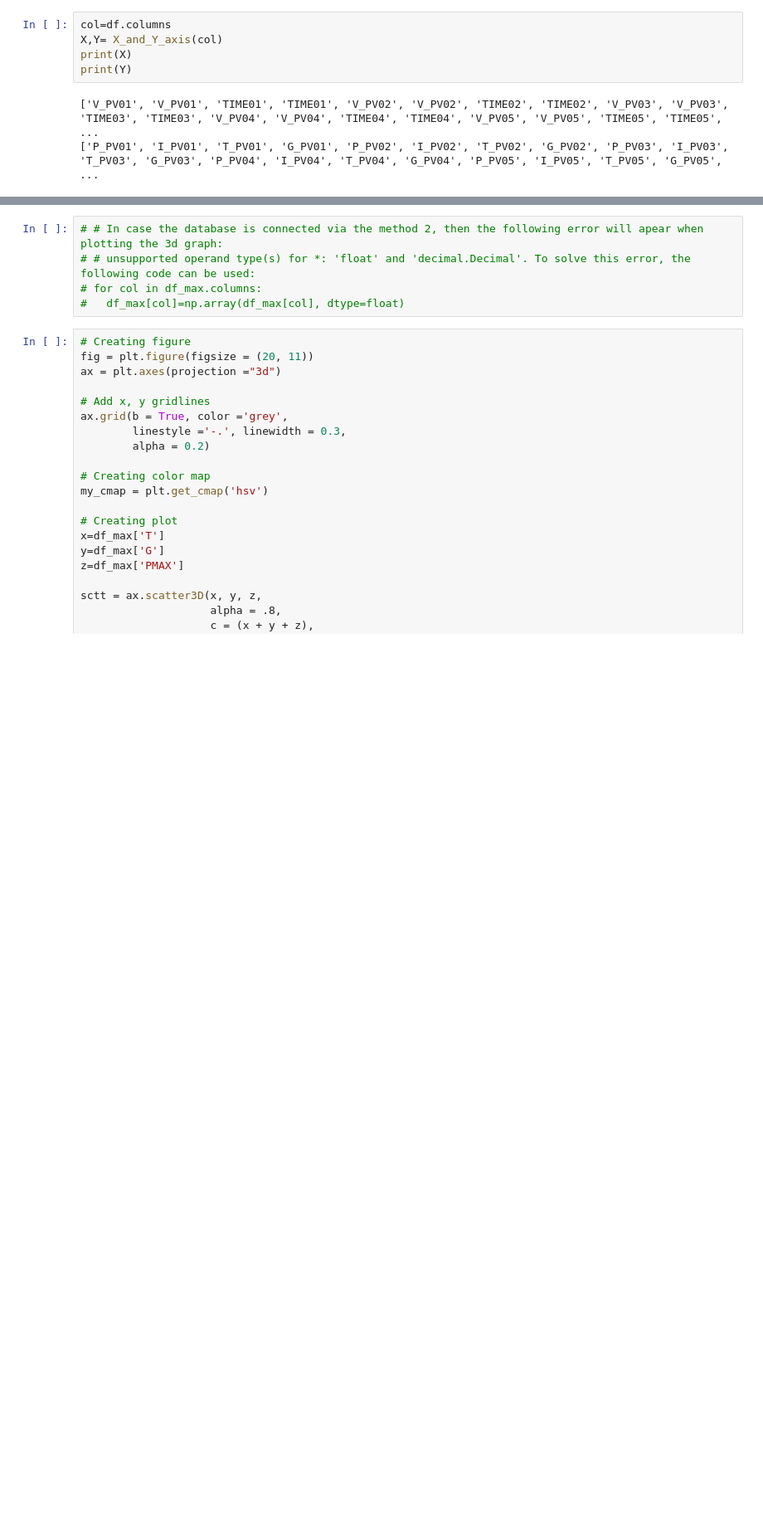
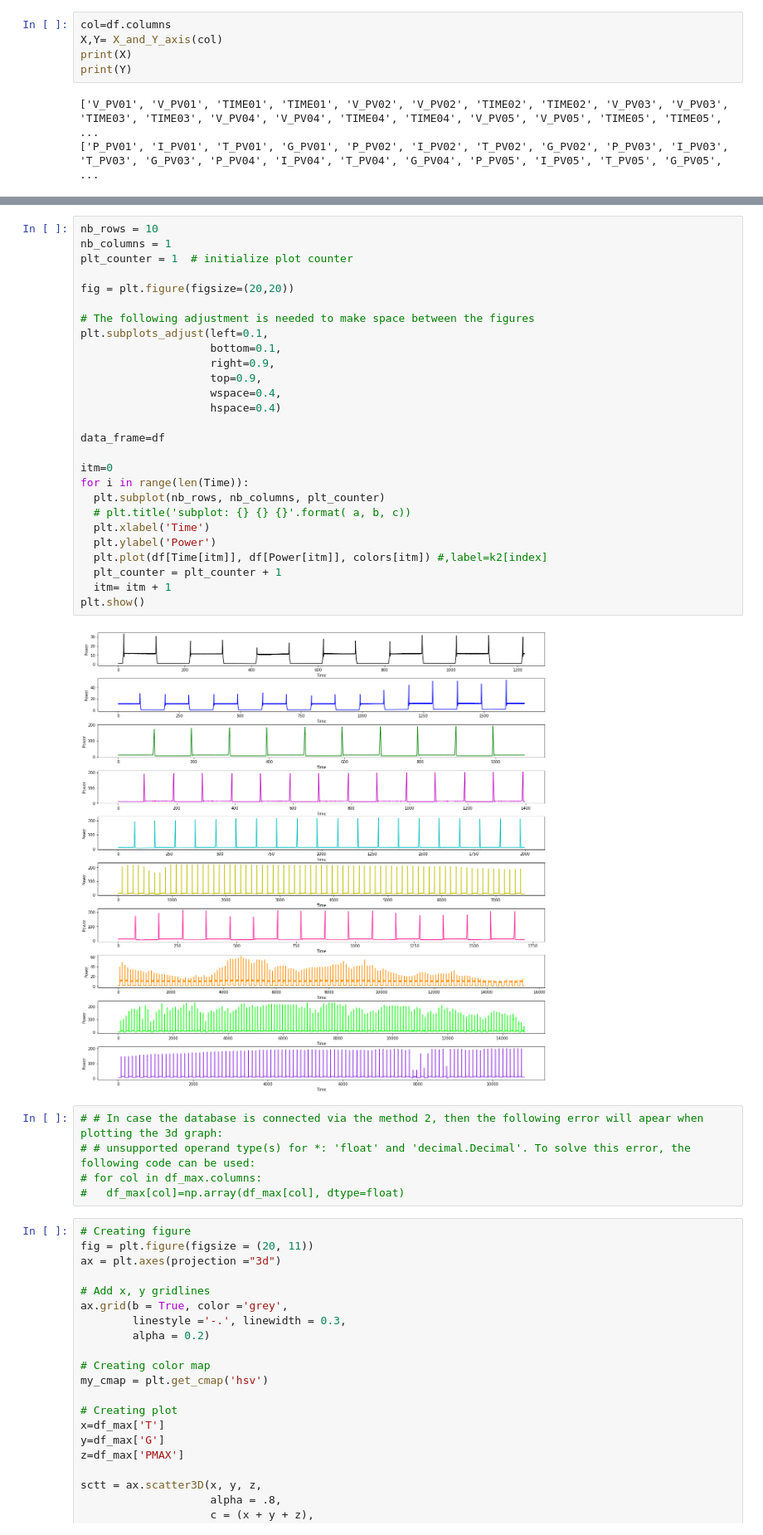
Before and after one commit to Mohamed-derbeli/ML-for-maximum-power-point-tracking-prediction-in-PV-system, a Jupyter notebook: ML_for_MPPT_prediction_in_PV_system.ipynb, the cells around one changed output, grey strips where cells are left out. Shown at 83% size. Cells and saved outputs as stored; diff of their text form; blank space fills up the shorter version.

```diff
--- a/ML_for_MPPT_prediction_in_PV_system.ipynb
+++ b/ML_for_MPPT_prediction_in_PV_system.ipynb
@@ -314,3 +367,32 @@ subplot_data(data_frame,nb_rows,nb_columns,plt_counter,colors,Xlab,Ylab,fig)
+# %%
+nb_rows = 10
+nb_columns = 1
+plt_counter = 1  # initialize plot counter
+
+fig = plt.figure(figsize=(20,20))
+
+# The following adjustment is needed to make space between the figures
+plt.subplots_adjust(left=0.1,
+                    bottom=0.1,
+                    right=0.9,
+                    top=0.9,
+                    wspace=0.4,
+                    hspace=0.4)
+
+data_frame=df
+
+itm=0
+for i in range(len(Time)):
+  plt.subplot(nb_rows, nb_columns, plt_counter)
+  # plt.title('subplot: {} {} {}'.format( a, b, c))
+  plt.xlabel('Time')
+  plt.ylabel('Power')
+  plt.plot(df[Time[itm]], df[Power[itm]], colors[itm]) #,label=k2[index]
+  plt_counter = plt_counter + 1
+  itm= itm + 1
+plt.show()
+# %% [output]
+[figure, added]
 # %%
 # # In case the database is connected via the method 2, then the following error will apear when plotting the 3d graph:
 # # unsupported operand type(s) for *: 'float' and 'decimal.Decimal'. To solve this error, the following code can be used:
```
Also changed, not shown: parts of 7 cells of this notebook.
